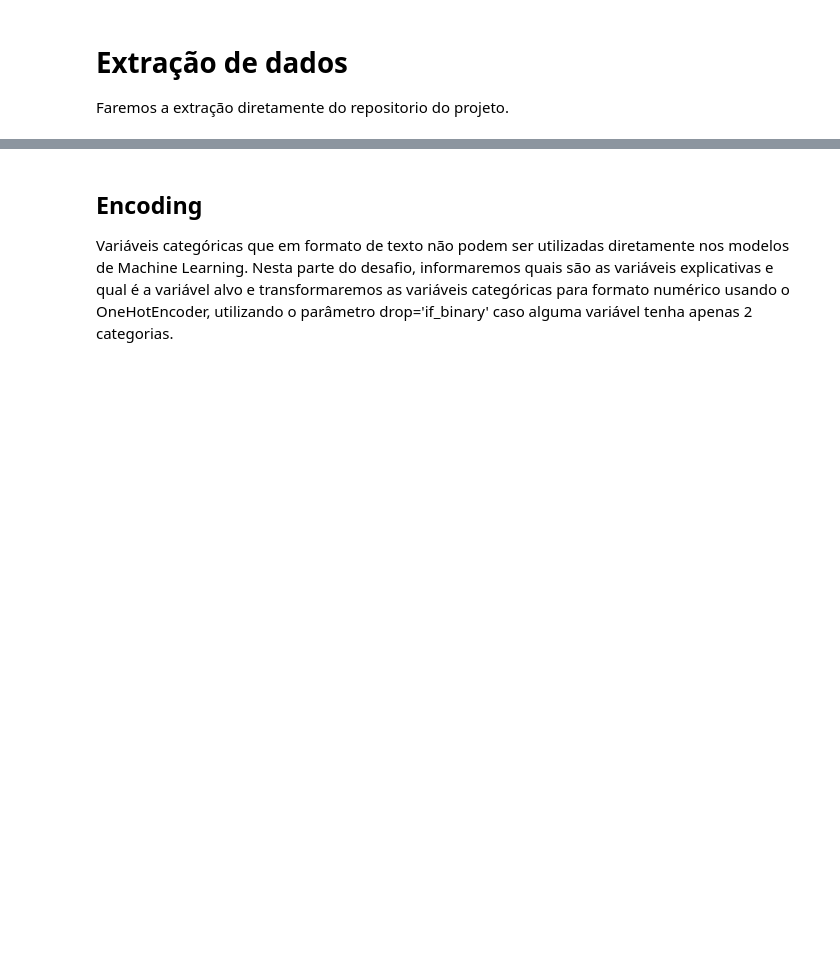
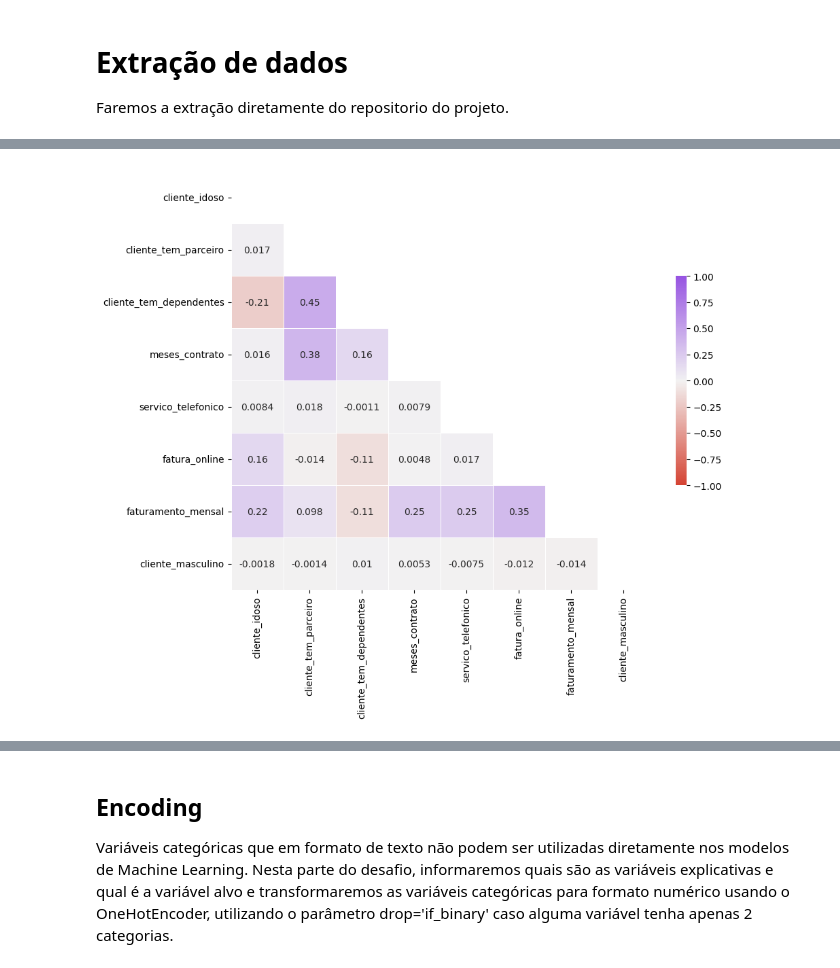
Before and after one commit to Angel-Arroyo-H/alura-data-science-challenge-3, a Jupyter notebook: Alura_DataScience_Challenge3.ipynb, the cells around one changed output, grey strips where cells are left out. Drawn from its saved outputs; the diff is of its cells as text; code cells hidden in the pictures; blank space fills up the shorter version.

```diff
--- a/Alura_DataScience_Challenge3.ipynb
+++ b/Alura_DataScience_Challenge3.ipynb
@@ -13,0 +240,8 @@ Os dados não apresentam colunas irrelevantes.
+# %%
+dados.drop(['contas_diarias','faturamento_total'],axis=1,inplace=True)
+# %%
+plot_correlacao(
+    dados[dados.dtypes[dados.dtypes != object].index.tolist()[1:]].corr()
+);
+# %% [output]
+[figure, added]
```
Also changed, not shown: parts of 77 cells of this notebook.
